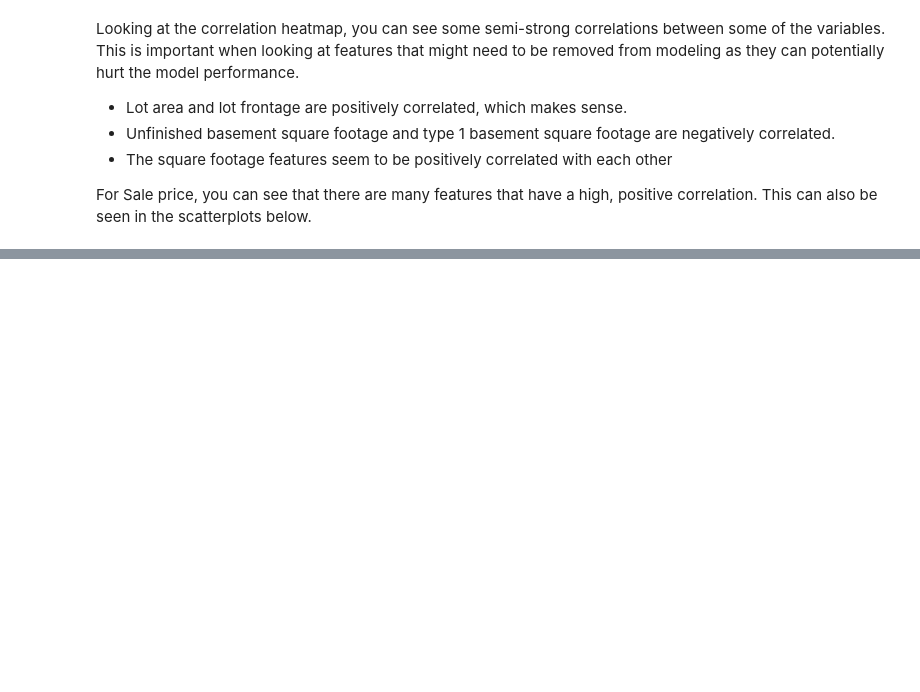
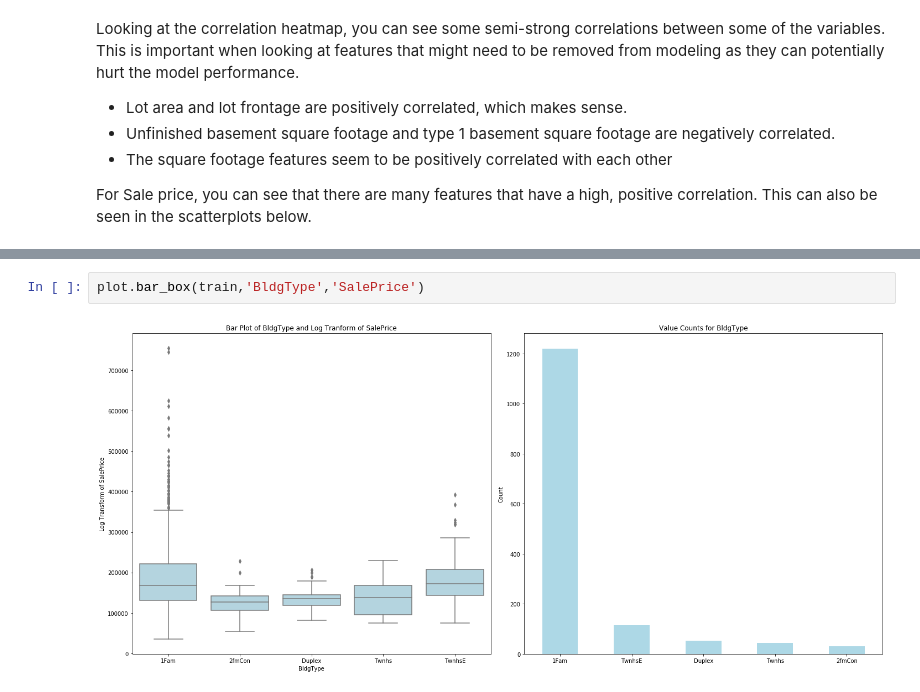
Before and after one commit to matthewcassi/kaggle_competitions, a Jupyter notebook: house_prices/initial_eda.ipynb, the cells around one changed output, grey strips where cells are left out. Drawn from its saved outputs; the diff is of its cells as text; blank space fills up the shorter version.

```diff
--- a/house_prices/initial_eda.ipynb
+++ b/house_prices/initial_eda.ipynb
@@ -190,0 +199,4 @@ plot.cat_boxplot(train,'MSSubClass','SalePrice')
+# %%
+plot.bar_box(train,'BldgType','SalePrice')
+# %% [output]
+[figure, added]
```
Also changed, not shown: parts of 28 cells of this notebook.
